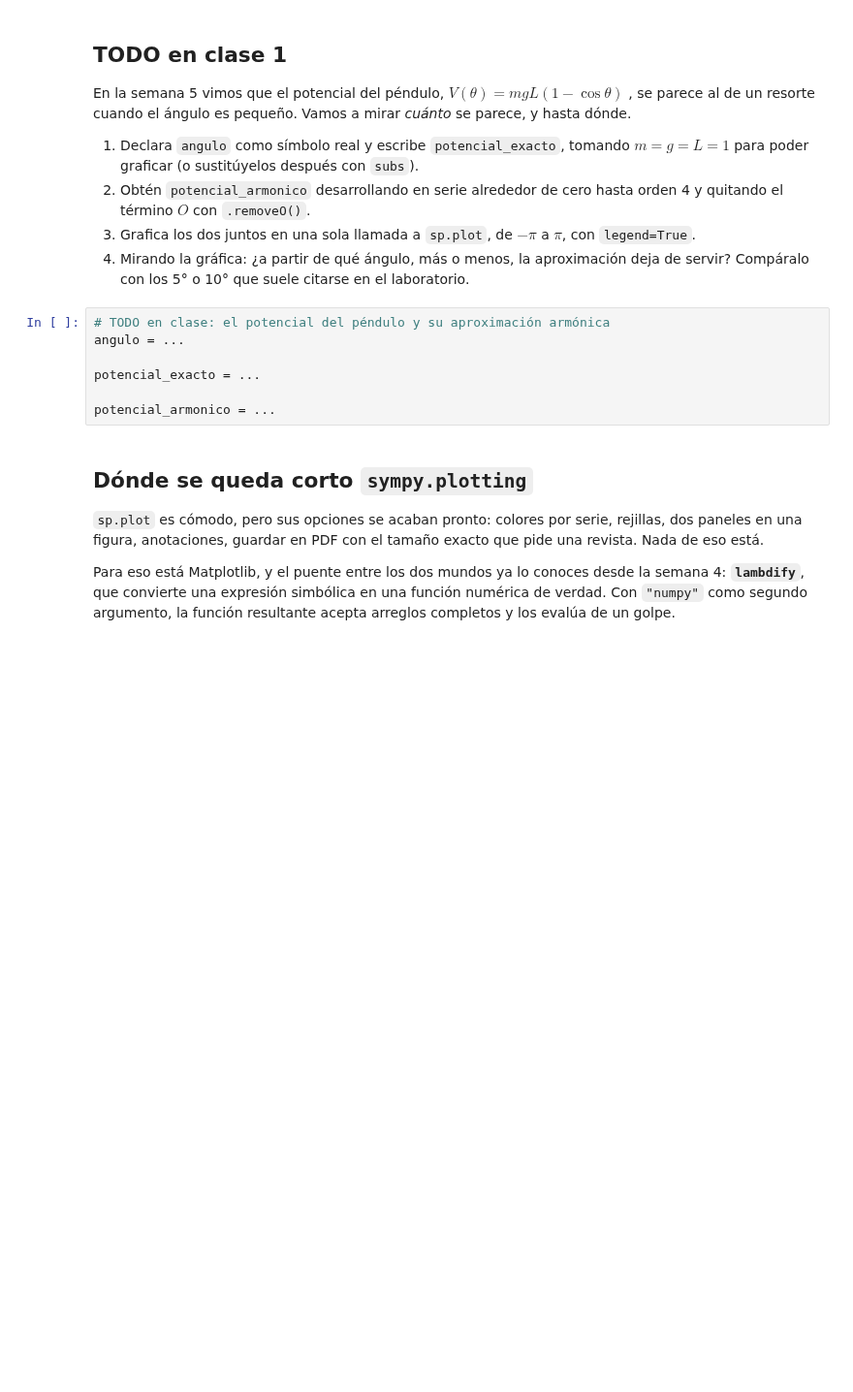
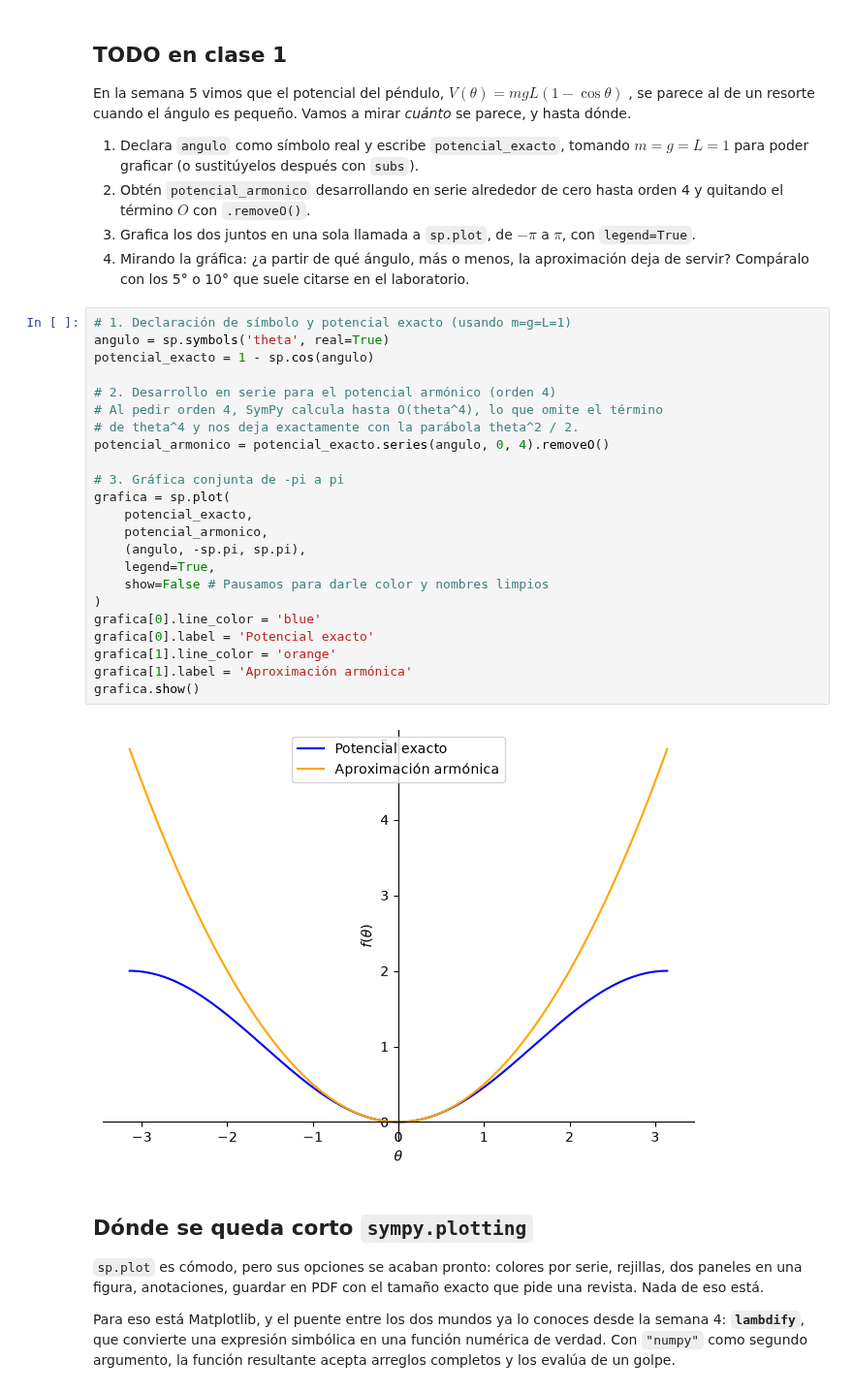
Before and after one commit to Eltiempo10/temas-selectos-fisica-computacional-1, a Jupyter notebook: semana-06/clase/semana-06-sesion-2-visualizacion-y-reportes.ipynb, the cells around one changed output. Shown at 97% size. Drawn from its saved outputs; the diff is of its cells as text; blank space fills up the shorter version.

```diff
--- a/semana-06/clase/semana-06-sesion-2-visualizacion-y-reportes.ipynb
+++ b/semana-06/clase/semana-06-sesion-2-visualizacion-y-reportes.ipynb
@@ -118,12 +126,30 @@ mirar *cuánto* se parece, y hasta dónde.
    deja de servir? Compáralo con los 5° o 10° que suele citarse en el
    laboratorio.
 # %%
-# TODO en clase: el potencial del péndulo y su aproximación armónica
-angulo = ...
+# 1. Declaración de símbolo y potencial exacto (usando m=g=L=1)
+angulo = sp.symbols('theta', real=True)
+potencial_exacto = 1 - sp.cos(angulo)
 
-potencial_exacto = ...
+# 2. Desarrollo en serie para el potencial armónico (orden 4)
+# Al pedir orden 4, SymPy calcula hasta O(theta^4), lo que omite el término
+# de theta^4 y nos deja exactamente con la parábola theta^2 / 2.
+potencial_armonico = potencial_exacto.series(angulo, 0, 4).removeO()
 
-potencial_armonico = ...
+# 3. Gráfica conjunta de -pi a pi
+grafica = sp.plot(
+    potencial_exacto,
+    potencial_armonico,
+    (angulo, -sp.pi, sp.pi),
+    legend=True,
+    show=False # Pausamos para darle color y nombres limpios
+)
+grafica[0].line_color = 'blue'
+grafica[0].label = 'Potencial exacto'
+grafica[1].line_color = 'orange'
+grafica[1].label = 'Aproximación armónica'
+grafica.show()
+# %% [output]
+[figure, added]
 # %% [markdown]
 ## Dónde se queda corto `sympy.plotting`
 
```
Also changed, not shown: parts of 12 cells of this notebook, 1 other file.
